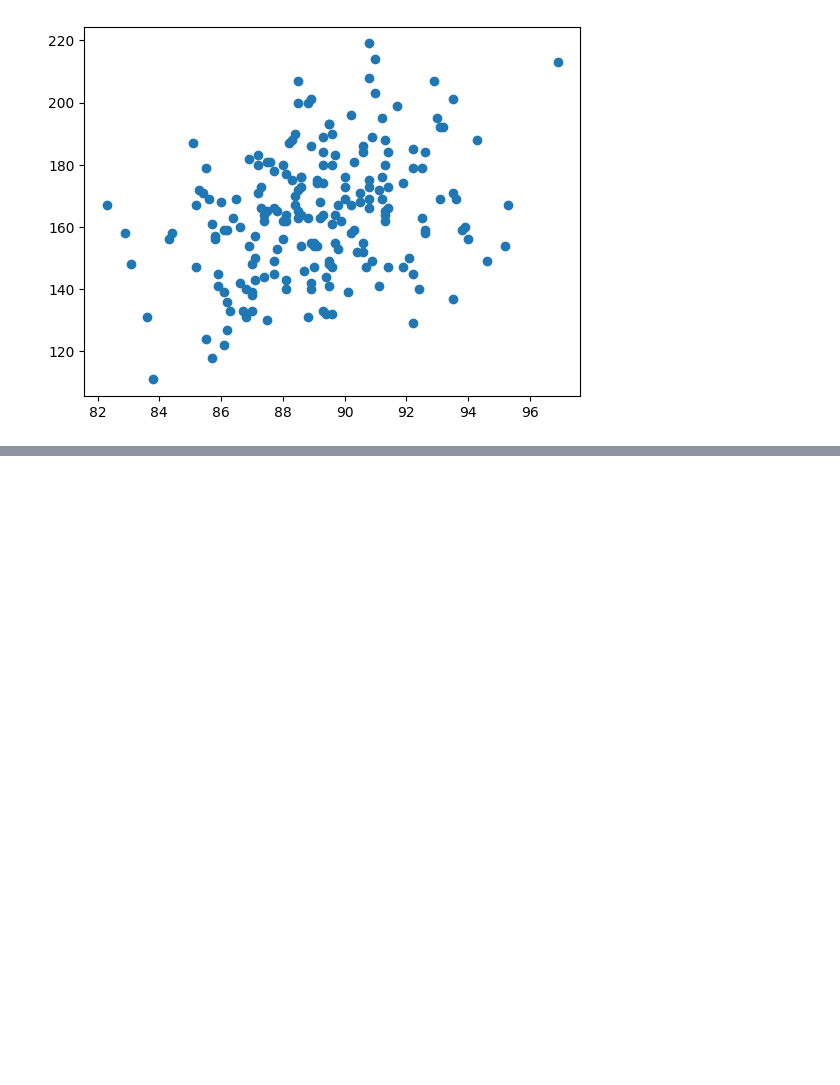
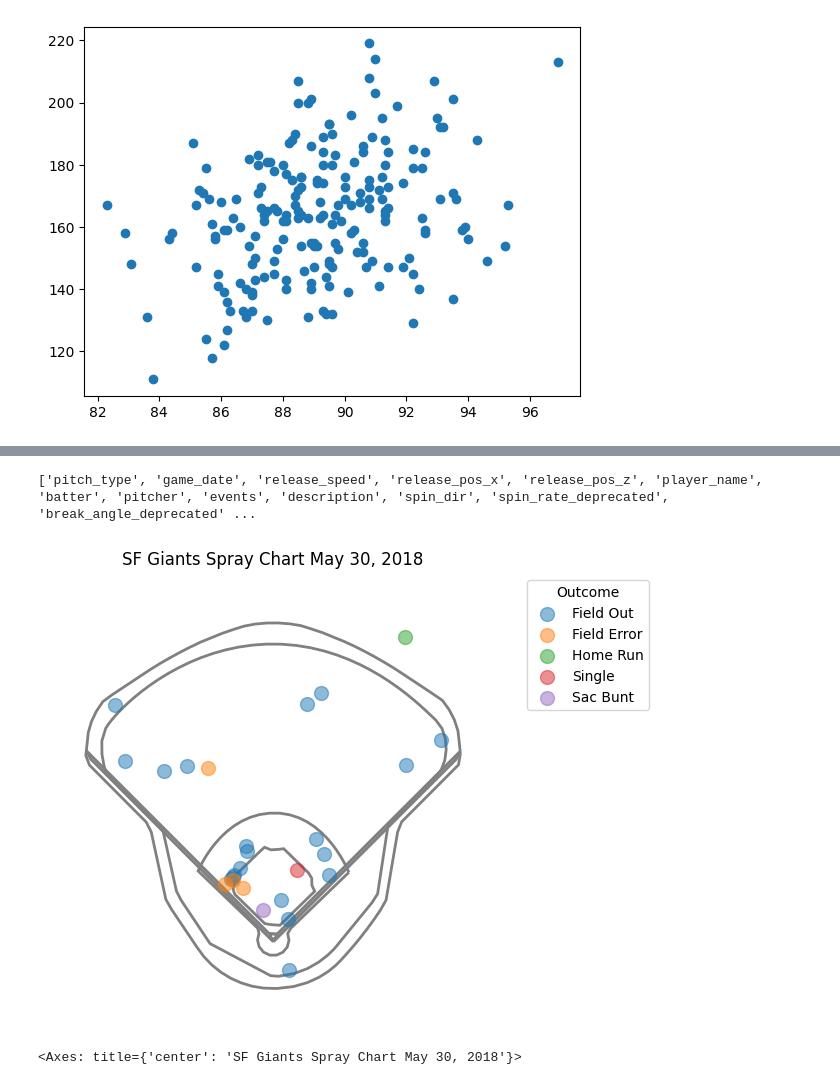
Before and after one commit to koreynichols/baseball-analytics-python, a Jupyter notebook: Testing.ipynb, the cells around one changed output, grey strips where cells are left out. Cells and saved outputs as stored; diff of their text form; code cells hidden in the pictures; blank space fills up the shorter version.

Commit message:
made spray chart for home and away teams

```diff
--- a/Testing.ipynb
+++ b/Testing.ipynb
@@ -62,3 +62,8 @@ plt.scatter('avg_hit_speed', 'avg_distance', data=data)
 # %% [output]
 <matplotlib.collections.PathCollection at 0x...>
 [figure]
+# %%
+from pybaseball import statcast_single_game
+
+# get statcast data for game_pk
+data = statcast_single_game(529429)
@@ -64,0 +90,13 @@ plt.scatter('avg_hit_speed', 'avg_distance', data=data)
+# %%
+print(data.columns.tolist())
+# %% [output]
+['pitch_type', 'game_date', 'release_speed', 'release_pos_x', 'release_pos_z', 'player_name', 'batter', 'pitcher', 'events', 'description', 'spin_dir', 'spin_rate_deprecated', 'break_angle_deprecated' ...
+# %%
+from pybaseball import spraychart
+
+sub_data = data[(data['description'] == 'hit_into_play') & (data['inning_topbot'] == 'Top')]
+
+spraychart(sub_data, 'dodgers', title='SF Giants Spray Chart May 30, 2018')
+# %% [output]
+[figure, added]
+<Axes: title={'center': 'SF Giants Spray Chart May 30, 2018'}>
```
Also changed, not shown: parts of 4 cells of this notebook.
